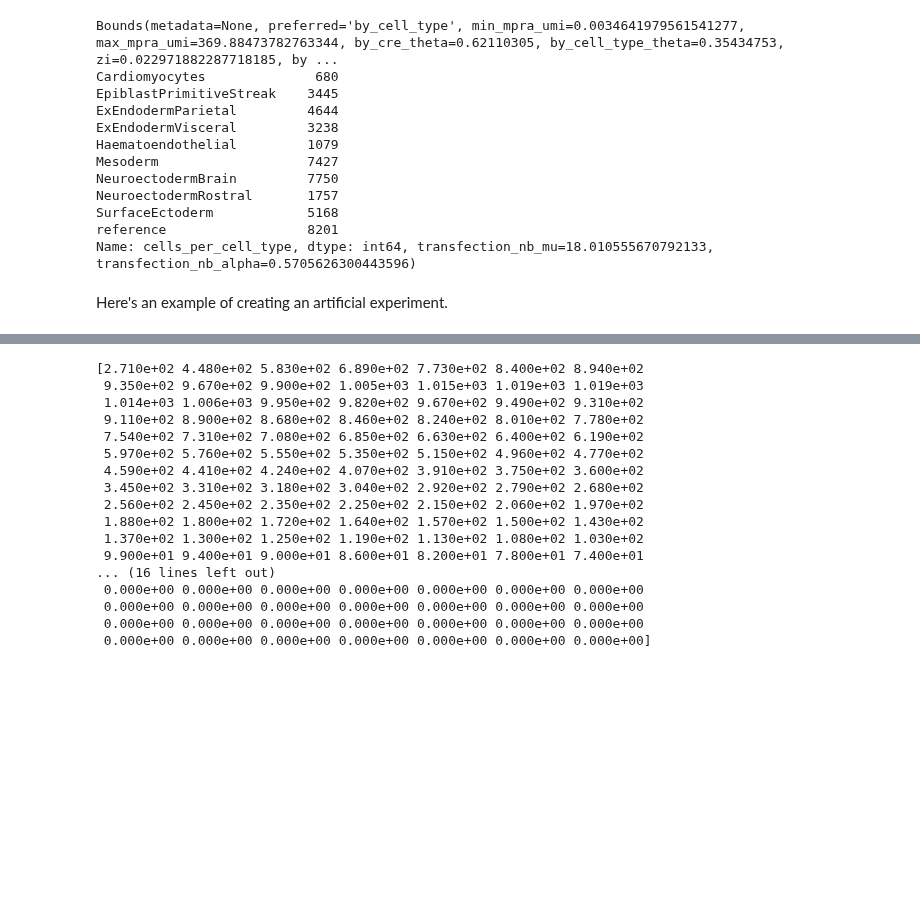
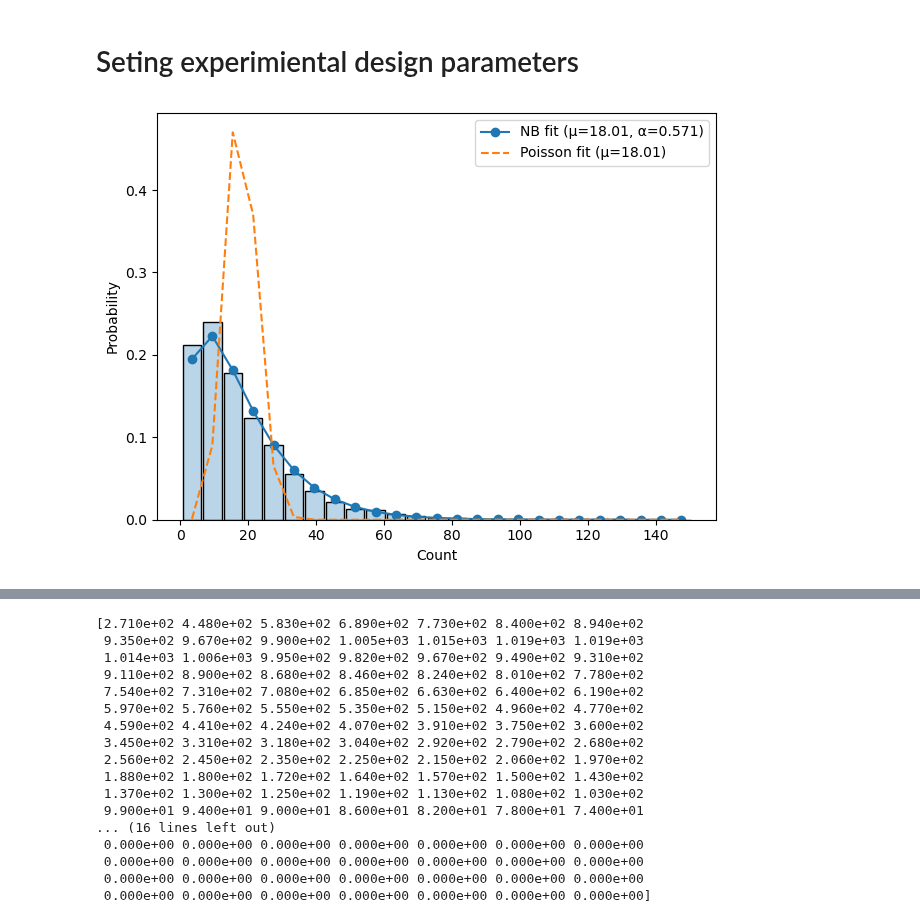
Before and after one commit to Reilly-Lab-Yale/tabula-rasa, a Jupyter notebook: analyses/supporting/bounds.ipynb, the cells around one changed output, grey strips where cells are left out. Cells and saved outputs as stored; diff of their text form; code cells hidden in the pictures; blank space fills up the shorter version.

```diff
--- a/analyses/supporting/bounds.ipynb
+++ b/analyses/supporting/bounds.ipynb
@@ -18,28 +21,8 @@ The autoreload extension is already loaded. To reload it, use:
 from dask.distributed import Client, LocalCluster
 cluster=LocalCluster(memory_limit='8GB')
 client=Client(cluster)
-# %%
-path="/gpfs/gibbs/pi/reilly/tabula_data/shendure"
-name="ortho_primordial_v3"
-data_root="/gpfs/gibbs/pi/reilly/tabula_data"
-primordial=scm.ortho.load(client,path,name)
-# %%
-scm.SHENDURE_BOUNDS#.cells_per_cell_type
-# %% [output]
-Bounds(metadata=None, preferred='by_cell_type', min_mpra_umi=0.0034641979561541277, max_mpra_umi=369.88473782763344, by_cre_theta=0.62110305, by_cell_type_theta=0.35434753, zi=0.022971882287718185, by ...
-Cardiomyocytes              680
-EpiblastPrimitiveStreak    3445
-ExEndodermParietal         4644
-ExEndodermVisceral         3238
-Haematoendothelial         1079
-Mesoderm                   7427
-NeuroectodermBrain         7750
-NeuroectodermRostral       1757
-SurfaceEctoderm            5168
-reference                  8201
-Name: cells_per_cell_type, dtype: int64, transfection_nb_mu=18.010555670792133, transfection_nb_alpha=0.5705626300443596)
-# %% [markdown]
-Here's an example of creating an artificial experiment.
+# %% [markdown]
+# Seting experimiental design parameters
 # %%
 #first, we define the new parameters we want to assign to this object.
 new_cell_number=pd.Series({"reference":1000,"blood":2000,"neuron":1000})
@@ -56,3 +39,7 @@ artificial_bounds=scm.SHENDURE_BOUNDS.copy(
     max_mpra_umi=new_max,
     zi=new_zi)
 artificial_bounds.set_effective_moi(new_MOI)
+# %%
+scm.SHENDURE_BOUNDS.plot_transfection()
+# %% [output]
+[figure, added]
```
Also changed, not shown: parts of 13 cells of this notebook, 1 other file.
